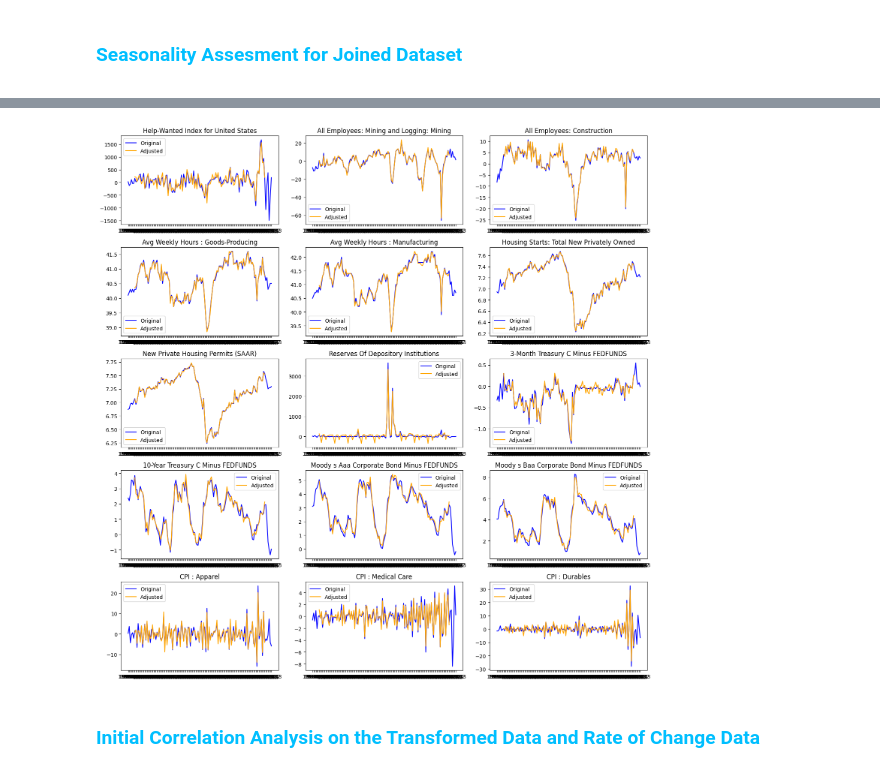
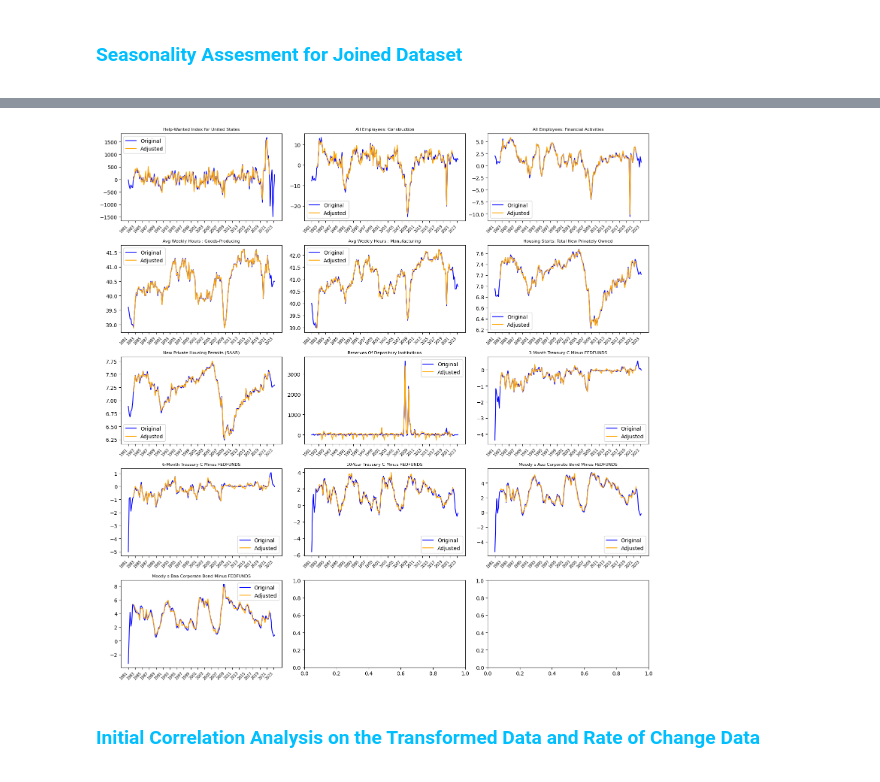
Before and after one commit to janjannagtegaal/NowCasting-M1, a Jupyter notebook: [1]M1_clean_and_preprocess.ipynb, the cells around one changed output, grey strips where cells are left out. Cells and saved outputs as stored; diff of their text form; code cells hidden in the pictures.

```diff
--- a/[1]M1_clean_and_preprocess.ipynb
+++ b/[1]M1_clean_and_preprocess.ipynb
@@ -436,7 +436,7 @@ joined_dataset.head()
 ### Filtering the data on date range and indicators
 # %%
 # Filter the data to include only observations from the year 1990 onwards
-joined_dataset = joined_dataset[joined_dataset.index.map(lambda x: int(x[:4]) >= 1990)]
+joined_dataset = joined_dataset[joined_dataset.index.map(lambda x: int(x[:4]) >= 1980)]
 
 # # Exclude the COVID years 2020 to 2022
 # joined_dataset = joined_dataset[joined_dataset.index.map(lambda x: int(x[:4]) < 2020 or int(x[:4]) > 2022)]
@@ -465,7 +465,24 @@ columns_to_drop = [
     'New Private Housing Permits, Midwest (SAAR)',
     'New Private Housing Permits, Northeast (SAAR)',
     'New Private Housing Permits, South (SAAR)',
-    'New Private Housing Permits, West (SAAR)'
+    'New Private Housing Permits, West (SAAR)',
+    #Granular CPI data
+    'CPI : All Items Less Food',
+    'CPI : All items less medical care',
+    'CPI : All items less shelter',
+    'CPI : All Items',
+    'CPI : Apparel',
+    'CPI : Commodities',
+    'CPI : Durables',
+    'CPI : Medical Care',
+    'CPI : Services',
+    'CPI : Transportation',
+    #keep "civilian unemployment rate"
+    'Civilians Unemployed - 15 Weeks & Over',
+    'Civilians Unemployed - Less Than 5 Weeks',
+    'Civilians Unemployed for 15-26 Weeks',
+    'Civilians Unemployed for 27 Weeks and Over',
+    'Civilians Unemployed for 5-14 Weeks'
     #'Ratio of Help Wanted/No. Unemployed' #drop columns described by literature as not useful
     ]
 joined_dataset.drop(columns=columns_to_drop, inplace=True)
@@ -742,14 +759,14 @@ new_orders_for_consumer_goods = joined_dataset['New Orders for Consumer Goods']
 consumer_sentiment_index = joined_dataset['Consumer Sentiment Index']
 
 #drop columms from joined_dataset
-joined_dataset.drop(['New Orders for Consumer Goods', 'Consumer Sentiment Index'], axis=1, inplace=True)
+#joined_dataset.drop(['New Orders for Consumer Goods', 'Consumer Sentiment Index'], axis=1, inplace=True)
 
 #delete rows where defn description column value is 'New Orders for Consumer Goods' or 'Consumer Sentiment Index'
-defn = defn[~defn['description'].isin(['New Orders for Consumer Goods', 'Consumer Sentiment Index'])]
+#defn = defn[~defn['description'].isin(['New Orders for Consumer Goods', 'Consumer Sentiment Index'])]
 
 #save the two dataframes
-new_orders_for_consumer_goods.to_csv('./results/csi_and_new_orders/new_orders_for_consumer_goods.csv')
-consumer_sentiment_index.to_csv('./results/csi_and_new_orders/consumer_sentiment_index.csv')
+#new_orders_for_consumer_goods.to_csv('./results/csi_and_new_orders/new_orders_for_consumer_goods.csv')
+#consumer_sentiment_index.to_csv('./results/csi_and_new_orders/consumer_sentiment_index.csv')
 # %%
 # from sklearn.impute import SimpleImputer
 
@@ -910,6 +915,7 @@ CPI : Durables
 # %%
 from statsmodels.tsa.seasonal import seasonal_decompose
 import math
+from matplotlib import dates as mdates
 
 # Function to adjust seasonality
 def seasonally_adjust(series, model='additive', period=12):
@@ -918,37 +924,43 @@ def seasonally_adjust(series, model='additive', period=12):
 
 # Count the number of indicators with seasonality
 num_seasonal_indicators = sum(seasonality_presence.values())
 
 # Calculate the number of rows needed for subplots (3 columns)
 num_rows = math.ceil(num_seasonal_indicators / 3)
 
 # Create subplots with 3 columns
 fig, axes = plt.subplots(nrows=num_rows, ncols=3, figsize=(15, num_rows * 3))
 
 # Flatten the axes array for ease of use if there's more than one row
 if num_seasonal_indicators > 3:
     axes = axes.flatten()
 
 # Plot original and adjusted data
 subplot_idx = 0  # Subplot index
 for indicator, has_seasonality in seasonality_presence.items():
     if has_seasonality:
         original_series = joined_dataset[indicator]
         adjusted_series = seasonally_adjust(original_series)
 
         # Plot original and adjusted series on the same axes
         ax = axes[subplot_idx] if num_seasonal_indicators > 3 else axes[subplot_idx % 3]
-        ax.plot(original_series, label='Original', color='blue')
-        ax.plot(adjusted_series, label='Adjusted', color='orange')
-        ax.set_title(f'{indicator}')
+        ax.plot(original_series.index, original_series, label='Original', color='blue')
+        ax.plot(adjusted_series.index, adjusted_series, label='Adjusted', color='orange')
+        ax.set_title(f'{indicator}', fontsize=8)
         ax.legend()
+
+        # Formatting the x-axis
+        # Extract only the years for labels, assuming index format 'YYYYQX'
+        years = [date[:4] for date in original_series.index[::8]]  # Every 4th label for yearly intervals
+        ax.set_xticks(original_series.index[::8])  # Set x-ticks every 4th index
+        ax.set_xticklabels(years, rotation=45, ha='right',fontsize=7)  # Set custom labels
 
         subplot_idx += 1  # Increment the subplot index only if the series has seasonality
 
 plt.tight_layout()
 plt.show()
 # %% [output]
-[figure, old version]
+[figure, new version]
 # %% [markdown]
 <div style="color:#00BFFF">
 
```
Also changed, not shown: parts of 9 cells of this notebook, 6 other files.
